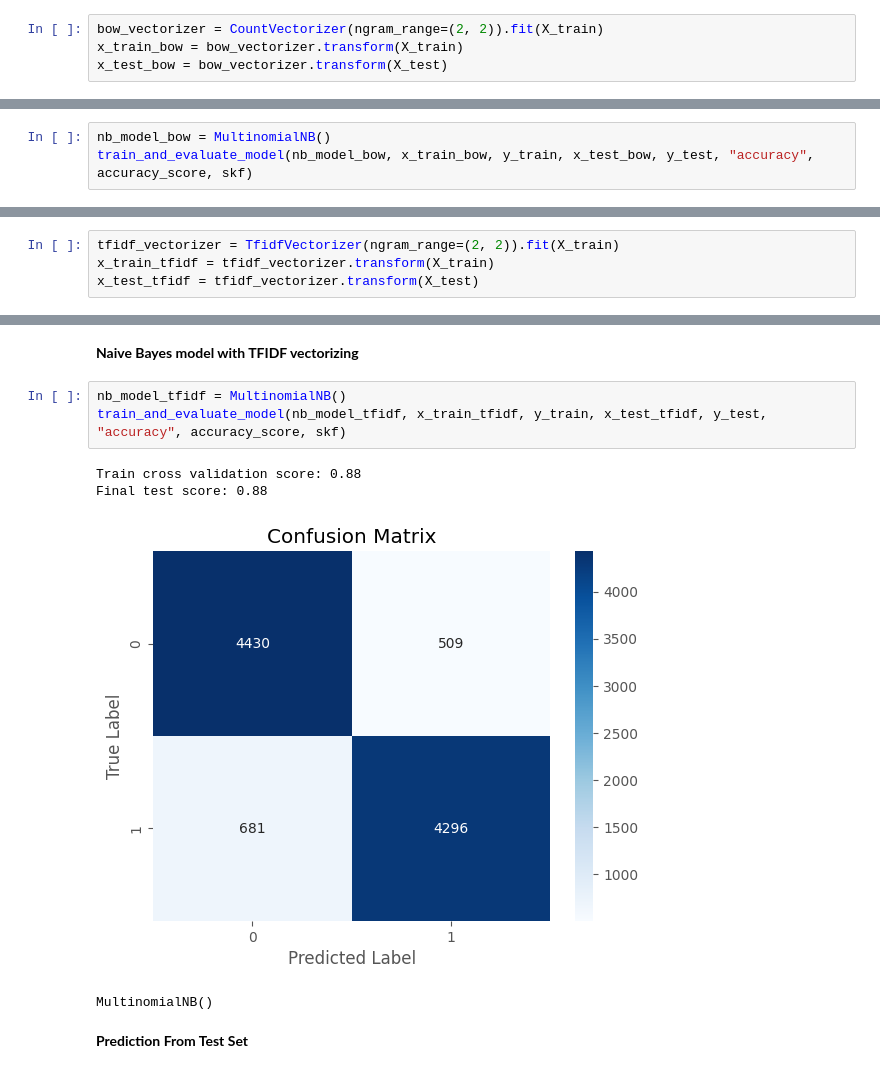
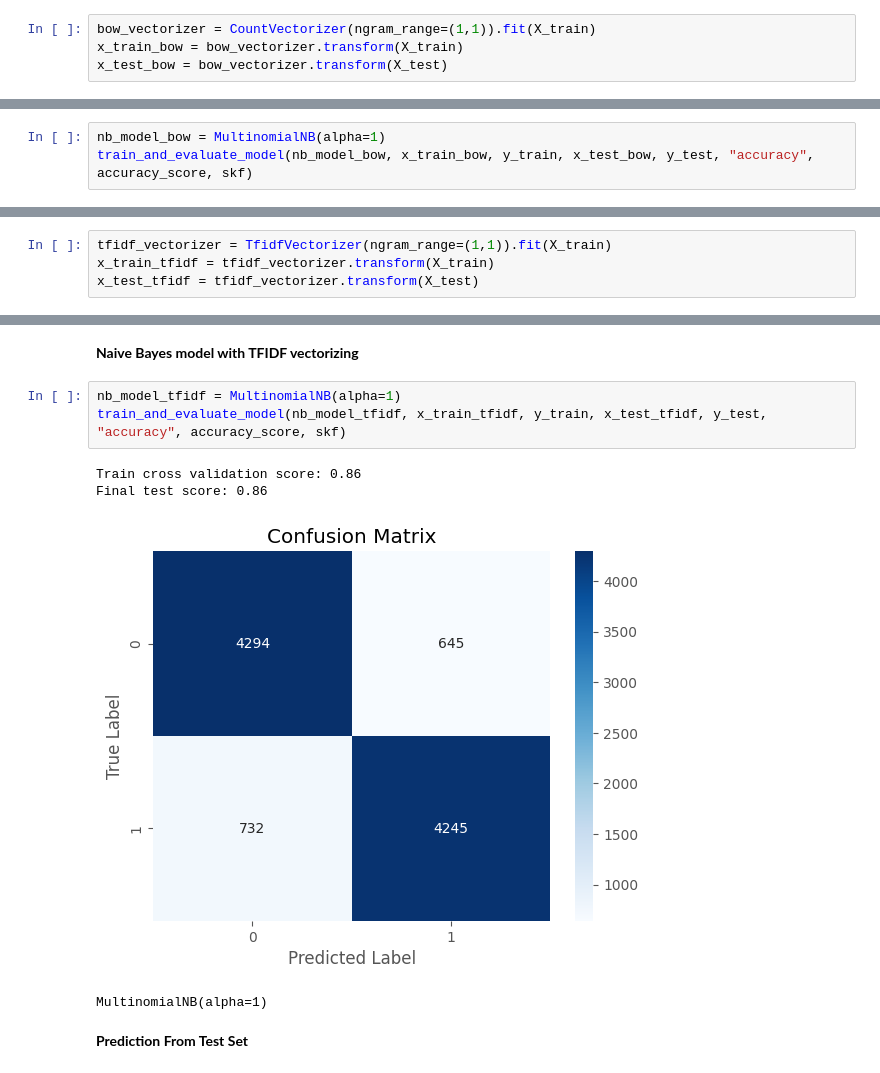
Before and after one commit to kanitvural/evolution_of_sentiment_analysis_using_imdb_dataset, a Jupyter notebook: imdb_sentiment_analysis.ipynb, the cells around one changed output, grey strips where cells are left out. Cells and saved outputs as stored; diff of their text form.

```diff
--- a/imdb_sentiment_analysis.ipynb
+++ b/imdb_sentiment_analysis.ipynb
@@ -314,4 +330,4 @@ print(y_train.shape, y_test.shape)
 # %%
-bow_vectorizer = CountVectorizer(ngram_range=(2, 2)).fit(X_train)
+bow_vectorizer = CountVectorizer(ngram_range=(1,1)).fit(X_train)
 x_train_bow = bow_vectorizer.transform(X_train)
 x_test_bow = bow_vectorizer.transform(X_test)
@@ -376,6 +398,6 @@ movie potential failed deliver acting subpar dialogue cringeworthy
 # %% [markdown]
 **Naive Bayes model with Bag of Words vectorizing**
 # %%
-nb_model_bow = MultinomialNB()
+nb_model_bow = MultinomialNB(alpha=1)
 train_and_evaluate_model(nb_model_bow, x_train_bow, y_train, x_test_bow, y_test, "accuracy", accuracy_score, skf)
 # %% [output]
@@ -420,6 +442,6 @@ movie potential failed deliver acting subpar dialogue cringeworthy
 # %% [markdown]
 **5.1.1. Term Frequency-Inverse Document Frequency (TF-IDF)**
 # %%
-tfidf_vectorizer = TfidfVectorizer(ngram_range=(2, 2)).fit(X_train)
+tfidf_vectorizer = TfidfVectorizer(ngram_range=(1,1)).fit(X_train)
 x_train_tfidf = tfidf_vectorizer.transform(X_train)
 x_test_tfidf = tfidf_vectorizer.transform(X_test)
@@ -472,13 +500,13 @@ movie potential failed deliver acting subpar dialogue cringeworthy
 # %% [markdown]
 **Naive Bayes model with TFIDF vectorizing**
 # %%
-nb_model_tfidf = MultinomialNB()
+nb_model_tfidf = MultinomialNB(alpha=1)
 train_and_evaluate_model(nb_model_tfidf, x_train_tfidf, y_train, x_test_tfidf, y_test, "accuracy", accuracy_score, skf)
 # %% [output]
-Train cross validation score: 0.88
-Final test score: 0.88
+Train cross validation score: 0.86
+Final test score: 0.86
-[figure, old version]
+[figure, new version]
-MultinomialNB()
+MultinomialNB(alpha=1)
 # %% [markdown]
 **Prediction From Test Set**
 # %%
```
Also changed, not shown: parts of 39 cells of this notebook, 2 other files.
